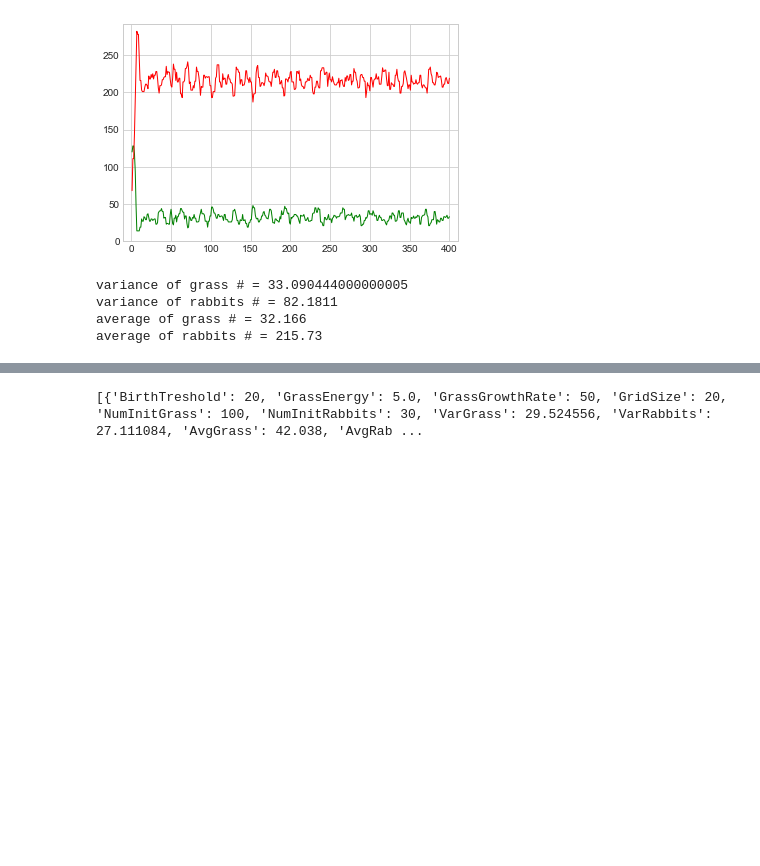
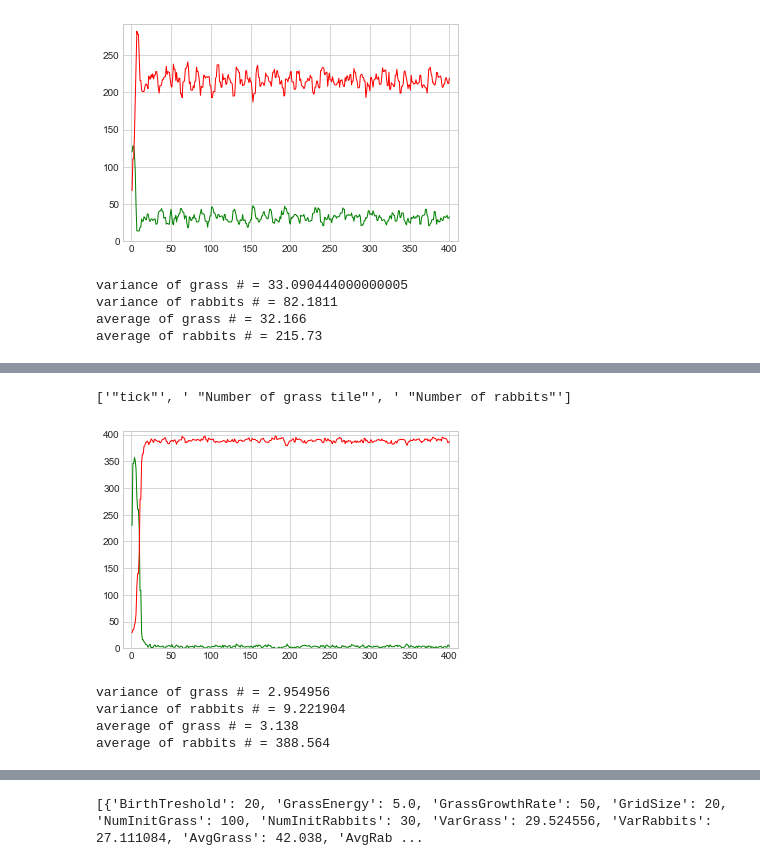
Before and after one commit to RenardDesNeiges/CS-430_1_Rabbits, a Jupyter notebook: report/plots/plot_notebook.ipynb, the cells around one changed output, grey strips where cells are left out. Cells and saved outputs as stored; diff of their text form; code cells hidden in the pictures; blank space fills up the shorter version.

```diff
--- a/report/plots/plot_notebook.ipynb
+++ b/report/plots/plot_notebook.ipynb
@@ -226,0 +343,42 @@ average of rabbits # = 215.73
+# %%
+(ticks_6,grass_6,rabbits_6) = parseCSV('simRun_6.txt')
+# %% [output]
+['"tick"', ' "Number of grass tile"', ' "Number of rabbits"']
+# %%
+plotPop(ticks_6,grass_6,rabbits_6,400,"sim6")
+# %% [output]
+[figure, added]
+# %%
+#basic quantifiers of the 6th run
+
+start = 200
+frame = 500
+stop = start + frame
+
+stable_grass_6 = grass_6[start:stop]
+stable_rabbits_6 = rabbits_6[start:stop]
+
+print("variance of grass # = " + str(np.var(stable_grass_6)))
+print("variance of rabbits # = " + str(np.var(stable_rabbits_6)))
+print("average of grass # = " + str(np.average(stable_grass_6)))
+print("average of rabbits # = " + str(np.average(stable_rabbits_6)))
+
+simParams = {
+    "BirthTreshold": 20,
+    "GrassEnergy": 5.0,
+    "GrassGrowthRate": 150,
+    "GridSize": 20,
+    "NumInitGrass": 100,
+    "NumInitRabbits": 30,
+    "VarGrass": np.var(stable_grass_6),
+    "VarRabbits": np.var(stable_rabbits_6),
+    "AvgGrass": np.average(stable_grass_6),
+    "AvgRabbits": np.average(stable_rabbits_6)
+}
+
+simulations.append(simParams)
+# %% [output]
+variance of grass # = 2.954956
+variance of rabbits # = 9.221904
+average of grass # = 3.138
+average of rabbits # = 388.564
```
Also changed, not shown: parts of 25 cells of this notebook, 14 other files.
